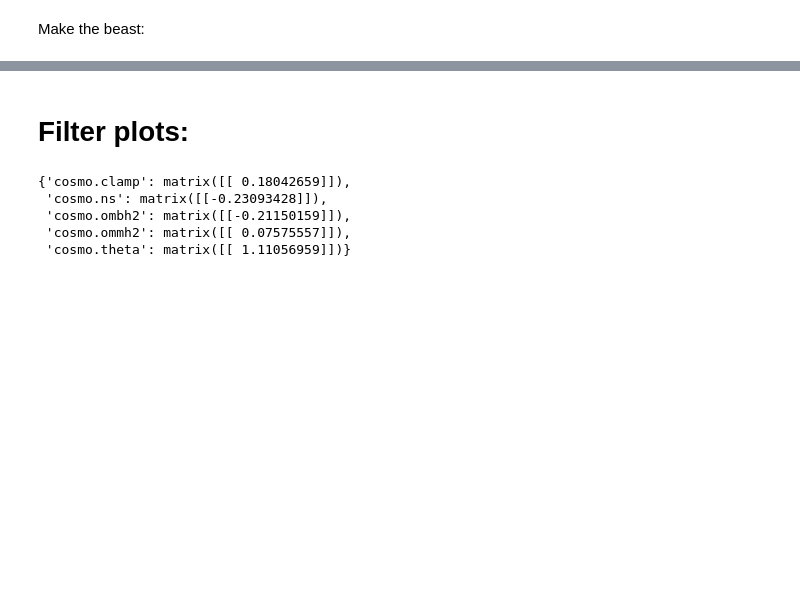
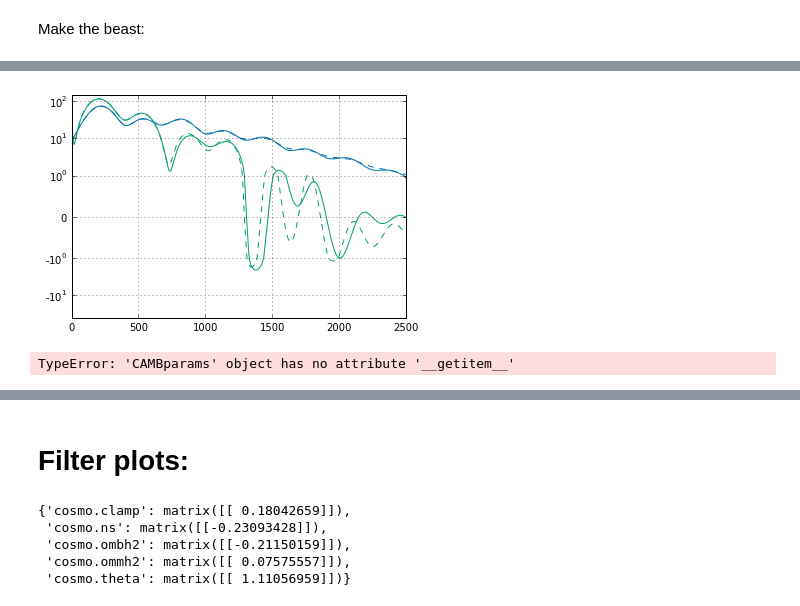
Before and after one commit to marius311/lsplitsims, a Jupyter notebook: lsplit_plots.ipynb, the cells around one changed output, grey strips where cells are left out. Cells and saved outputs as stored; diff of their text form; code cells hidden in the pictures; blank space fills up the shorter version.

```diff
--- a/lsplit_plots.ipynb
+++ b/lsplit_plots.ipynb
@@ -476,0 +488,27 @@ for j in [0,1]:
+# %%
+dclamp=r[2,2509]['cosmo.clamp']-r[2,800]['cosmo.clamp']
+dns=r[2,2509]['cosmo.ns']-r[2,800]['cosmo.ns']
+dommh2=r[2,2509]['cosmo.ommh2']-r[2,800]['cosmo.ommh2']
+dombh2=r[2,2509]['cosmo.ombh2']-r[2,800]['cosmo.ombh2']
+# %%
+plot(dCls['cosmo.clamp']*dclamp+0*dCls['cosmo.ns']*dns,c=clrs[0],ls='--')
+plot(dCls_scalar['cosmo.clamp']*dclamp+0*dCls_scalar['cosmo.ns']*dns,c=clrs[0],ls='-')
+
+plot(-dCls['cosmo.ommh2']*dommh2,c=clrs[1],ls='--')
+plot(-dCls_scalar['cosmo.ommh2']*dommh2,c=clrs[1],ls='-')
+
+
+# plot(-dCls['cosmo.ombh2']*dombh2,c=clrs[2],ls='--')
+# plot(-dCls_scalar['cosmo.ombh2']*dombh2,c=clrs[2],ls='-')
+
+ylim(-40,150)
+
+grid(b=True, which='major')
+xlim(0,2500)
+yscale('symlog',linthreshy=1)
+# %% [output]
+[figure, added]
+# %%
+camb.set_params(H0=None,cosmomc_theta=r[2,800]['cosmo.theta']/100)
+# %% [output]
+TypeError: 'CAMBparams' object has no attribute '__getitem__'
```
Also changed, not shown: parts of 38 cells of this notebook, 2 other files.
